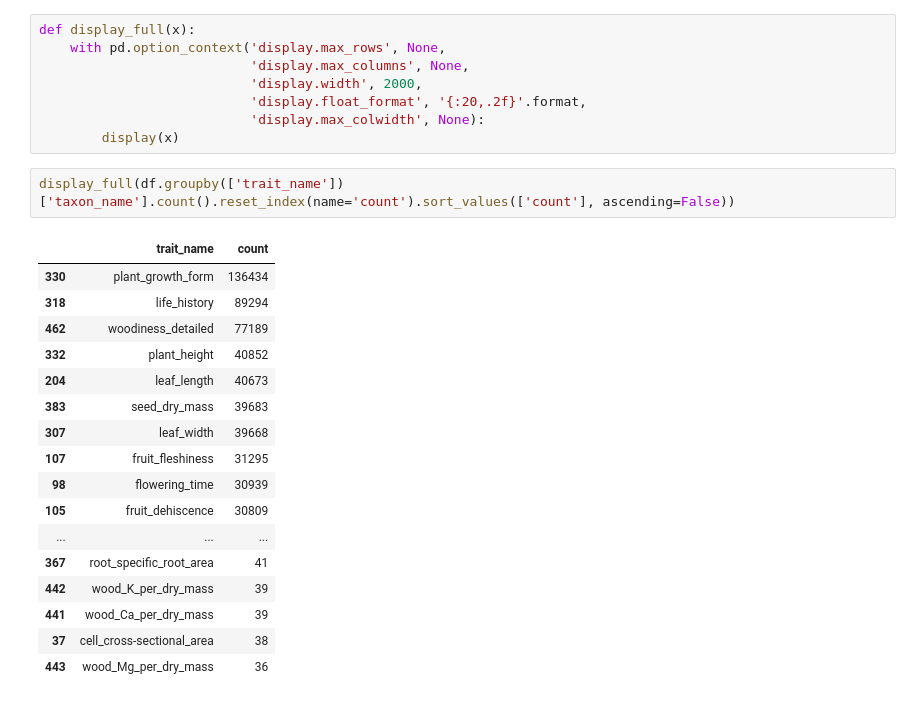
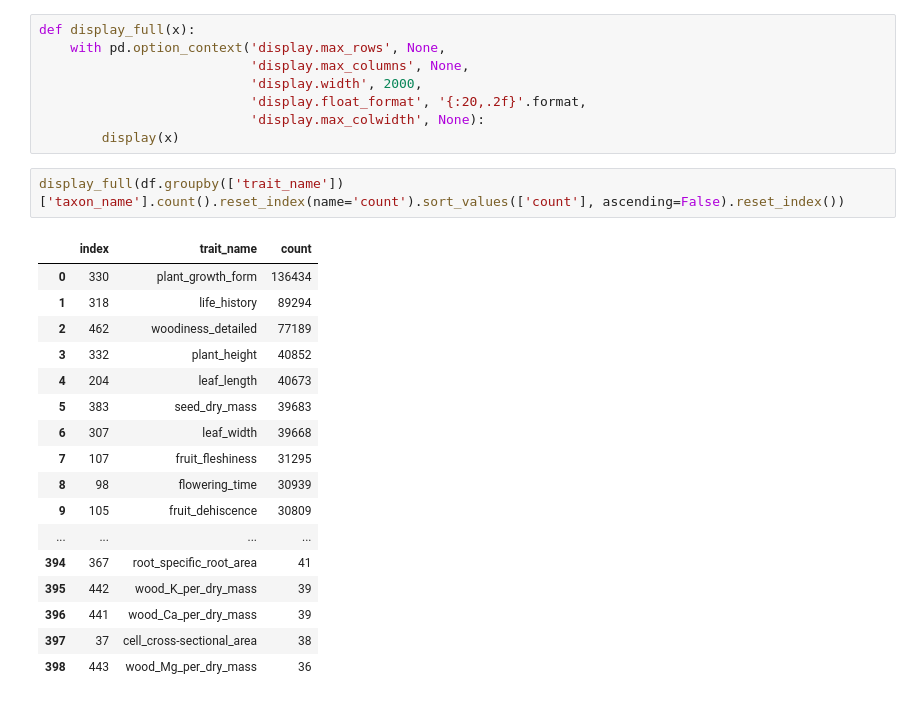
Before and after one commit to AtlasOfLivingAustralia/arga-issues, a Jupyter notebook: jupyter/notebooks/AusTraits-traits-taxa-analysis.ipynb, the cells around one changed output. Saved outputs shown, nothing was run; the diff lists cells and outputs as text.

```diff
--- a/jupyter/notebooks/AusTraits-traits-taxa-analysis.ipynb
+++ b/jupyter/notebooks/AusTraits-traits-taxa-analysis.ipynb
@@ -53,22 +53,22 @@ def display_full(x):
                            'display.max_colwidth', None):
         display(x)
 # %%
-display_full(df.groupby(['trait_name'])['taxon_name'].count().reset_index(name='count').sort_values(['count'], ascending=False))
+display_full(df.groupby(['trait_name'])['taxon_name'].count().reset_index(name='count').sort_values(['count'], ascending=False).reset_index())
 # %% [output]
-|  | trait_name | count |
-| 330 | plant_growth_form | 136434 |
-| 318 | life_history | 89294 |
-| 462 | woodiness_detailed | 77189 |
-| 332 | plant_height | 40852 |
-| 204 | leaf_length | 40673 |
-| 383 | seed_dry_mass | 39683 |
-| 307 | leaf_width | 39668 |
-| 107 | fruit_fleshiness | 31295 |
-| 98 | flowering_time | 30939 |
-| 105 | fruit_dehiscence | 30809 |
-| ... | ... | ... |
-| 367 | root_specific_root_area | 41 |
-| 442 | wood_K_per_dry_mass | 39 |
-| 441 | wood_Ca_per_dry_mass | 39 |
-| 37 | cell_cross-sectional_area | 38 |
-| 443 | wood_Mg_per_dry_mass | 36 |
+|  | index | trait_name | count |
+| 0 | 330 | plant_growth_form | 136434 |
+| 1 | 318 | life_history | 89294 |
+| 2 | 462 | woodiness_detailed | 77189 |
+| 3 | 332 | plant_height | 40852 |
+| 4 | 204 | leaf_length | 40673 |
+| 5 | 383 | seed_dry_mass | 39683 |
+| 6 | 307 | leaf_width | 39668 |
+| 7 | 107 | fruit_fleshiness | 31295 |
+| 8 | 98 | flowering_time | 30939 |
+| 9 | 105 | fruit_dehiscence | 30809 |
+| ... | ... | ... | ... |
+| 394 | 367 | root_specific_root_area | 41 |
+| 395 | 442 | wood_K_per_dry_mass | 39 |
+| 396 | 441 | wood_Ca_per_dry_mass | 39 |
+| 397 | 37 | cell_cross-sectional_area | 38 |
+| 398 | 443 | wood_Mg_per_dry_mass | 36 |
```
